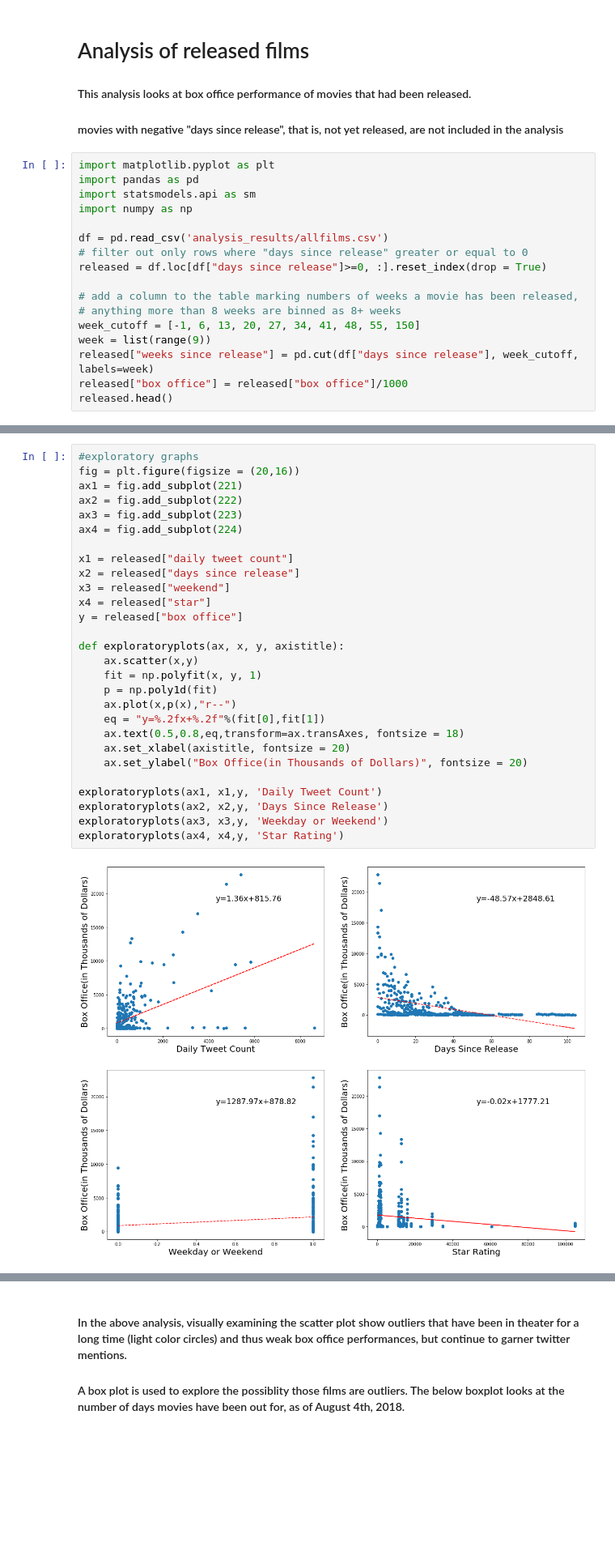
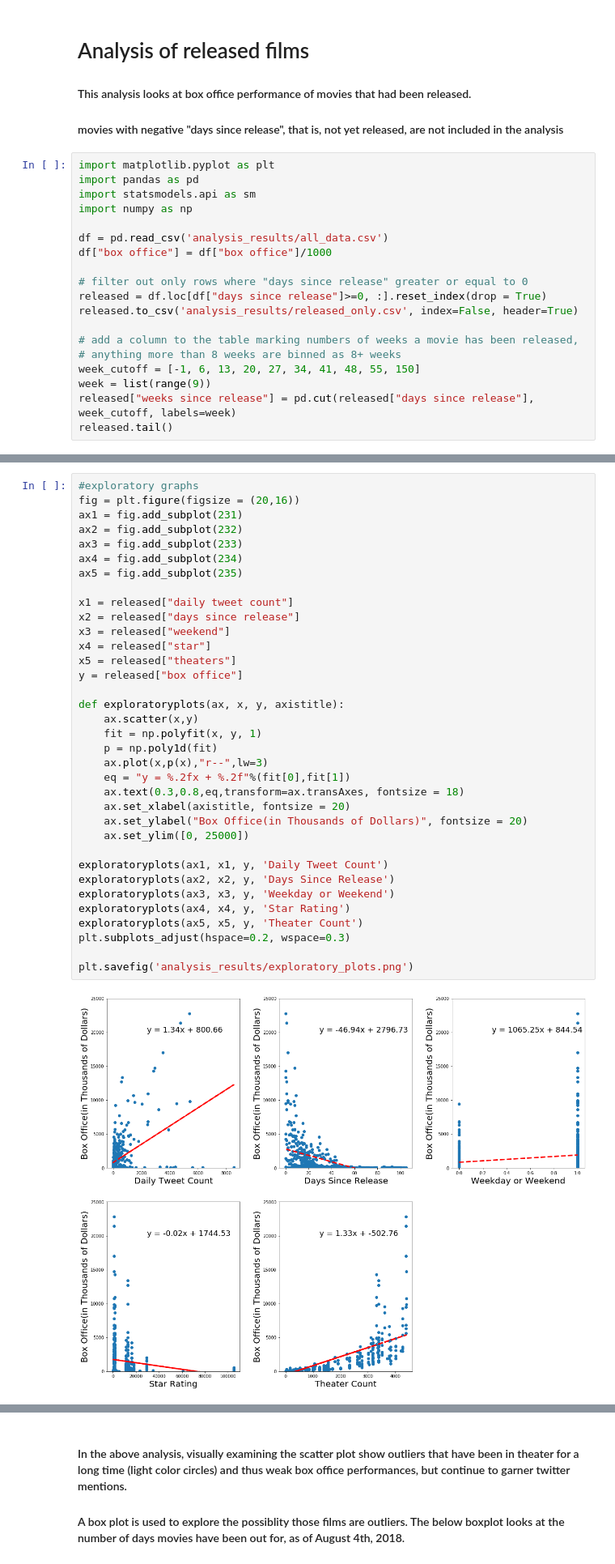
Before and after one commit to madisonkwynn/tweevie, a Jupyter notebook: 3_multiple_regression.ipynb, the cells around one changed output, grey strips where cells are left out. Shown at 81% size. Saved outputs shown, nothing was run; the diff lists cells and outputs as text; blank space fills up the shorter version.

```diff
--- a/3_multiple_regression.ipynb
+++ b/3_multiple_regression.ipynb
@@ -14,16 +14,18 @@ import pandas as pd
 import statsmodels.api as sm
 import numpy as np
 
-df = pd.read_csv('analysis_results/allfilms.csv')
+df = pd.read_csv('analysis_results/all_data.csv')
+df["box office"] = df["box office"]/1000
+
 # filter out only rows where "days since release" greater or equal to 0
 released = df.loc[df["days since release"]>=0, :].reset_index(drop = True)
+released.to_csv('analysis_results/released_only.csv', index=False, header=True)
 
 # add a column to the table marking numbers of weeks a movie has been released,
 # anything more than 8 weeks are binned as 8+ weeks
 week_cutoff = [-1, 6, 13, 20, 27, 34, 41, 48, 55, 150]
 week = list(range(9))
-released["weeks since release"] = pd.cut(df["days since release"], week_cutoff, labels=week)
-released["box office"] = released["box office"]/1000
-released.head()
+released["weeks since release"] = pd.cut(released["days since release"], week_cutoff, labels=week)
+released.tail()
 # %% [output]
 |  | day | daily tweet count | day of week | title | box office | days since release | weekend | star | ... |
@@ -35,30 +37,37 @@ released.head()
 # %%
 #exploratory graphs
 fig = plt.figure(figsize = (20,16))
-ax1 = fig.add_subplot(221)
-ax2 = fig.add_subplot(222)
-ax3 = fig.add_subplot(223)
-ax4 = fig.add_subplot(224)
+ax1 = fig.add_subplot(231)
+ax2 = fig.add_subplot(232)
+ax3 = fig.add_subplot(233)
+ax4 = fig.add_subplot(234)
+ax5 = fig.add_subplot(235)
 
 x1 = released["daily tweet count"]
 x2 = released["days since release"]
 x3 = released["weekend"]
 x4 = released["star"]
+x5 = released["theaters"]
 y = released["box office"]
 
 def exploratoryplots(ax, x, y, axistitle):
     ax.scatter(x,y)
     fit = np.polyfit(x, y, 1)
     p = np.poly1d(fit)
-    ax.plot(x,p(x),"r--")
-    eq = "y=%.2fx+%.2f"%(fit[0],fit[1])
-    ax.text(0.5,0.8,eq,transform=ax.transAxes, fontsize = 18)
+    ax.plot(x,p(x),"r--",lw=3)
+    eq = "y = %.2fx + %.2f"%(fit[0],fit[1])
+    ax.text(0.3,0.8,eq,transform=ax.transAxes, fontsize = 18)
     ax.set_xlabel(axistitle, fontsize = 20)
     ax.set_ylabel("Box Office(in Thousands of Dollars)", fontsize = 20)
+    ax.set_ylim([0, 25000])
 
-exploratoryplots(ax1, x1,y, 'Daily Tweet Count')
-exploratoryplots(ax2, x2,y, 'Days Since Release')
-exploratoryplots(ax3, x3,y, 'Weekday or Weekend')
-exploratoryplots(ax4, x4,y, 'Star Rating')
+exploratoryplots(ax1, x1, y, 'Daily Tweet Count')
+exploratoryplots(ax2, x2, y, 'Days Since Release')
+exploratoryplots(ax3, x3, y, 'Weekday or Weekend')
+exploratoryplots(ax4, x4, y, 'Star Rating')
+exploratoryplots(ax5, x5, y, 'Theater Count')
+plt.subplots_adjust(hspace=0.2, wspace=0.3)
+
+plt.savefig('analysis_results/exploratory_plots.png')
 # %% [output]
-[figure, old version]
+[figure, new version]
```
Also changed, not shown: parts of 17 cells of this notebook, 28 other files.
